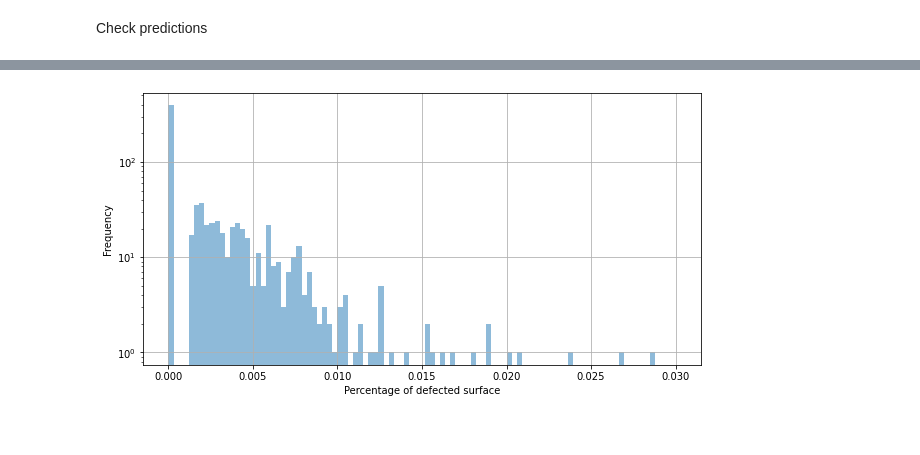
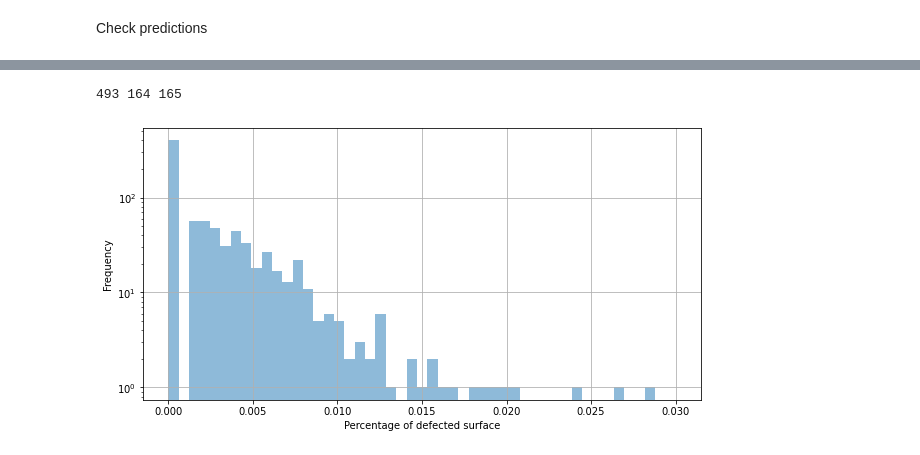
Before and after one commit to SAP-samples/btp-ai-sustainability-bootcamp, a Jupyter notebook: src/ai-models/defect-detection/notebooks/defect_detection_development_segmentation.ipynb, the cells around one changed output, grey strips where cells are left out. Drawn from its saved outputs; the diff is of its cells as text; code cells hidden in the pictures.

```diff
--- a/src/ai-models/defect-detection/notebooks/defect_detection_development_segmentation.ipynb
+++ b/src/ai-models/defect-detection/notebooks/defect_detection_development_segmentation.ipynb
@@ -571,7 +625,7 @@ reduce_lr = ReduceLROnPlateau(
 model_history = model.fit(
     x=np.array(img_train, np.float32)
     ,y=np.array(msk_train, np.float32)
-    ,epochs=100
+    ,epochs=50
     #batch_size=batch_size,
     #steps_per_epoch=steps_per_epoch,
     #validation_steps=val_steps_per_epoch, callbacks=training_callbacks(),
@@ -602,14 +638,14 @@ fig, axs = plt.subplots(2, 1, figsize=(10,10))
 
 axs[0].plot(model_history.history['loss'])
 axs[0].plot(model_history.history['val_loss'])
-axs[0].title.set_text('Training Loss / Validation Loss')
+axs[0].title.set_text('Training Loss vs Validation Loss')
 axs[0].legend(['Training', 'Validation'])
 
 axs[1].plot(model_history.history['iou'])
 #axs[1].plot(model_history.history['accuracy'])
 axs[1].plot(model_history.history['val_iou'])
 #axs[1].plot(model_history.history['val_accuracy'])
-axs[1].title.set_text('Training IoU / Validation IoU')
+axs[1].title.set_text('Training IoU vs Validation IoU')
 axs[1].legend(['Training IoU', 'Validation IoU'])
 
 a = plt.setp(axs[0], xlabel='Epoch')
@@ -698,22 +737,27 @@ def defected_area(img, pred):
 #for i in range(len(msk_test)):
 #    print(defected_area(msk_test[i], False))
 # %%
-a = list(defected_area(msk_test[i], False) for i in range(len(msk_test)))
-#print(a)
-#print(len(a))
+a = list(defected_area(np.array(msk_train)[i], False) for i in range(len(msk_train)))
+b = list(defected_area(np.array(msk_val)[i], False) for i in range(len(msk_val)))
+c = list(defected_area(np.array(msk_test)[i], False) for i in range(len(msk_test)))
+print(len(a), len(b), len(c))
+# %% [output]
+493 164 165
+# %%
+tot = a + b + c
 # %%
 fig, ax = plt.subplots(figsize=(10,5))
 ax.set_yscale('log')
 ax.grid()
-bins = np.linspace(0, 0.03, 100)
-plt.hist(a, bins=bins, alpha=0.5, label="Percentage of defected surface")
+bins = np.linspace(0, 0.03, 50)
+plt.hist(tot, bins=bins, alpha=0.5, label="Percentage of defected surface")
 #plt.title("Distribution of Percentage of defected surface")
 #plt.legend(loc='best')
 plt.ylabel('Frequency')
 plt.xlabel('Percentage of defected surface')
 plt.show()
 # %% [output]
-[figure, old version]
+[figure, new version]
 # %%
 output_path = '/Users/I559573/Downloads'
 model_name = 'image_segmentation'
```
Also changed, not shown: parts of 37 cells of this notebook, 3 other files.
